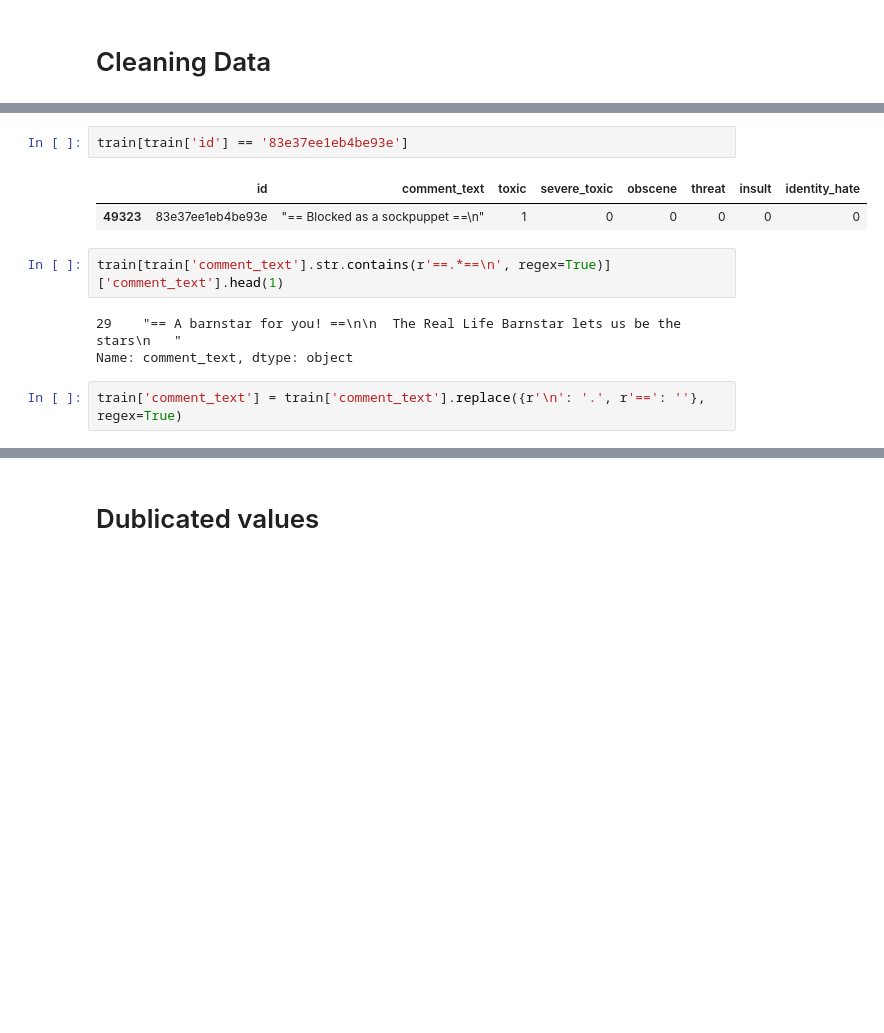
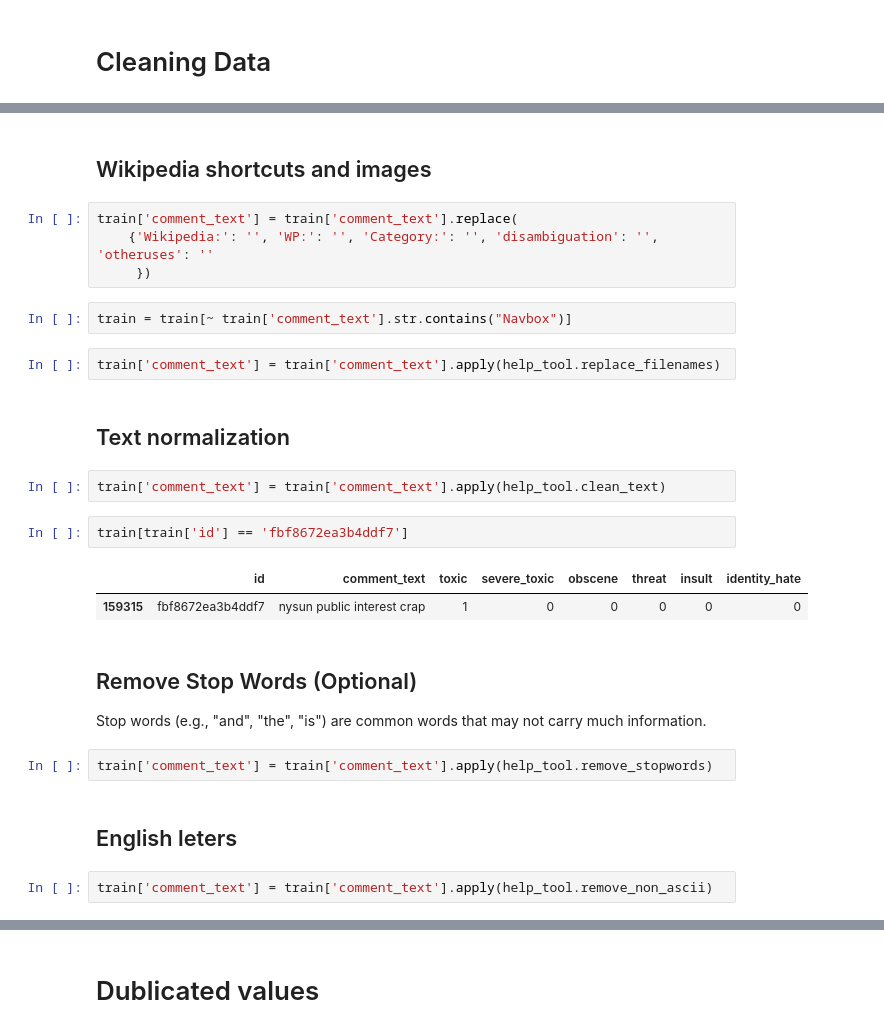
Before and after one commit to gkukse/Toxic-Comment-Classification, a Jupyter notebook: EDA.ipynb, the cells around one changed output, grey strips where cells are left out. Saved outputs shown, nothing was run; the diff lists cells and outputs as text; blank space fills up the shorter version.

```diff
--- a/EDA.ipynb
+++ b/EDA.ipynb
@@ -54,12 +94,28 @@ Title is removed. not
+# %% [markdown]
+## Wikipedia shortcuts and images
+# %%
+train['comment_text'] = train['comment_text'].replace(
+    {'Wikipedia:': '', 'WP:': '', 'Category:': '', 'disambiguation': '', 'otheruses': ''
+     })
+# %%
+train = train[~ train['comment_text'].str.contains("Navbox")]
+# %%
+train['comment_text'] = train['comment_text'].apply(help_tool.replace_filenames)
+# %% [markdown]
+## Text normalization
+# %%
+train['comment_text'] = train['comment_text'].apply(help_tool.clean_text)
 # %%
-train[train['id'] == '83e37ee1eb4be93e']
+train[train['id'] == 'fbf8672ea3b4ddf7']
 # %% [output]
 |  | id | comment_text | toxic | severe_toxic | obscene | threat | insult | identity_hate |
-| 49323 | 83e37ee1eb4be93e | "== Blocked as a sockpuppet ==\n" | 1 | 0 | 0 | 0 | 0 | 0 |
+| 159315 | fbf8672ea3b4ddf7 | nysun public interest crap | 1 | 0 | 0 | 0 | 0 | 0 |
-# %%
-train[train['comment_text'].str.contains(r'==.*==\n', regex=True)]['comment_text'].head(1)
-# %% [output]
-29    "== A barnstar for you! ==\n\n  The Real Life Barnstar lets us be the stars\n   "
-Name: comment_text, dtype: object
+# %% [markdown]
+## Remove Stop Words (Optional)
+Stop words (e.g., "and", "the", "is") are common words that may not carry much information.
 # %%
-train['comment_text'] = train['comment_text'].replace({r'\n': '.', r'==': ''}, regex=True)
+train['comment_text'] = train['comment_text'].apply(help_tool.remove_stopwords)
+# %% [markdown]
+## English leters
+# %%
+train['comment_text'] = train['comment_text'].apply(help_tool.remove_non_ascii)
```
Also changed, not shown: parts of 43 cells of this notebook, 2 other files.
